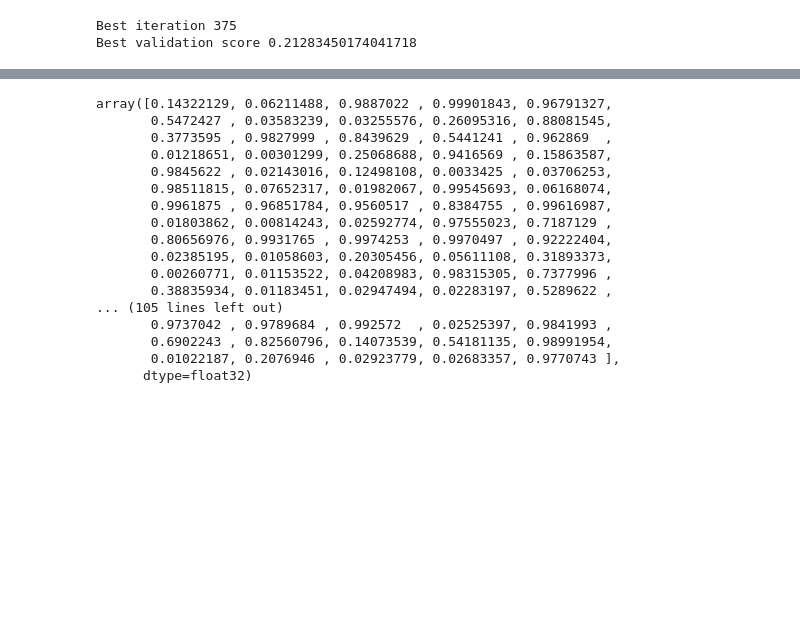
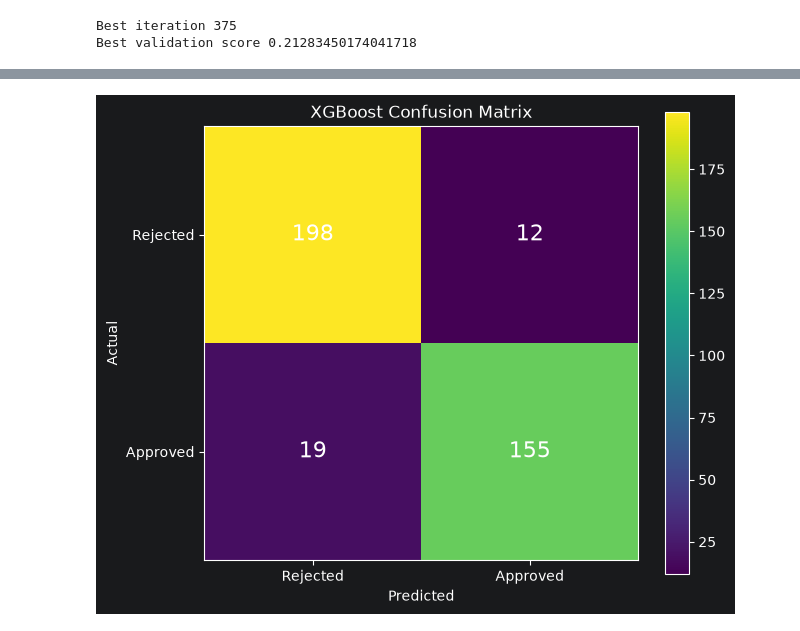
Before and after one commit to MUHAMMADZARYABKHAN-21/new.py, a Jupyter notebook: SCIKIT/Lesson23XGboostClassificationAdvanced.ipynb, the cells around one changed output, grey strips where cells are left out. Cells and saved outputs as stored; diff of their text form; code cells hidden in the pictures; blank space fills up the shorter version.

```diff
--- a/SCIKIT/Lesson23XGboostClassificationAdvanced.ipynb
+++ b/SCIKIT/Lesson23XGboostClassificationAdvanced.ipynb
@@ -165,23 +158,43 @@ array([1, 1, 1, 1, 0, 0, 1, 0, 0, 1, 0, 1, 1, 1, 1, 1, 1, 0, 1, 1, 0, 0,
-# %%
-y_probability = xgb_classifier.predict_proba(
-    X_test
-)[:, 1]
-y_probability
-# %% [output]
-array([0.14322129, 0.06211488, 0.9887022 , 0.99901843, 0.96791327,
-       0.5472427 , 0.03583239, 0.03255576, 0.26095316, 0.88081545,
-       0.3773595 , 0.9827999 , 0.8439629 , 0.5441241 , 0.962869  ,
-       0.01218651, 0.00301299, 0.25068688, 0.9416569 , 0.15863587,
-       0.9845622 , 0.02143016, 0.12498108, 0.0033425 , 0.03706253,
-       0.98511815, 0.07652317, 0.01982067, 0.99545693, 0.06168074,
-       0.9961875 , 0.96851784, 0.9560517 , 0.8384755 , 0.99616987,
-       0.01803862, 0.00814243, 0.02592774, 0.97555023, 0.7187129 ,
-       0.80656976, 0.9931765 , 0.9974253 , 0.9970497 , 0.92222404,
-       0.02385195, 0.01058603, 0.20305456, 0.05611108, 0.31893373,
-       0.00260771, 0.01153522, 0.04208983, 0.98315305, 0.7377996 ,
-       0.38835934, 0.01183451, 0.02947494, 0.02283197, 0.5289622 ,
-... (105 lines left out)
-       0.9737042 , 0.9789684 , 0.992572  , 0.02525397, 0.9841993 ,
-       0.6902243 , 0.82560796, 0.14073539, 0.54181135, 0.98991954,
-       0.01022187, 0.2076946 , 0.02923779, 0.02683357, 0.9770743 ],
-      dtype=float32)
+# %%
+from sklearn.metrics import confusion_matrix
+
+cm = confusion_matrix(
+    y_val,
+    y_pred
+)
+
+plt.figure(figsize=(7, 6))
+
+plt.imshow(cm)
+
+plt.colorbar()
+
+plt.xticks(
+    [0, 1],
+    ["Rejected", "Approved"]
+)
+
+plt.yticks(
+    [0, 1],
+    ["Rejected", "Approved"]
+)
+
+plt.xlabel("Predicted")
+plt.ylabel("Actual")
+
+plt.title("XGBoost Confusion Matrix")
+
+for i in range(2):
+    for j in range(2):
+        plt.text(
+            j,
+            i,
+            cm[i, j],
+            ha="center",
+            va="center",
+            fontsize=16
+        )
+
+plt.show()
+# %% [output]
+[figure, added]
```
Also changed, not shown: parts of 5 cells of this notebook.
